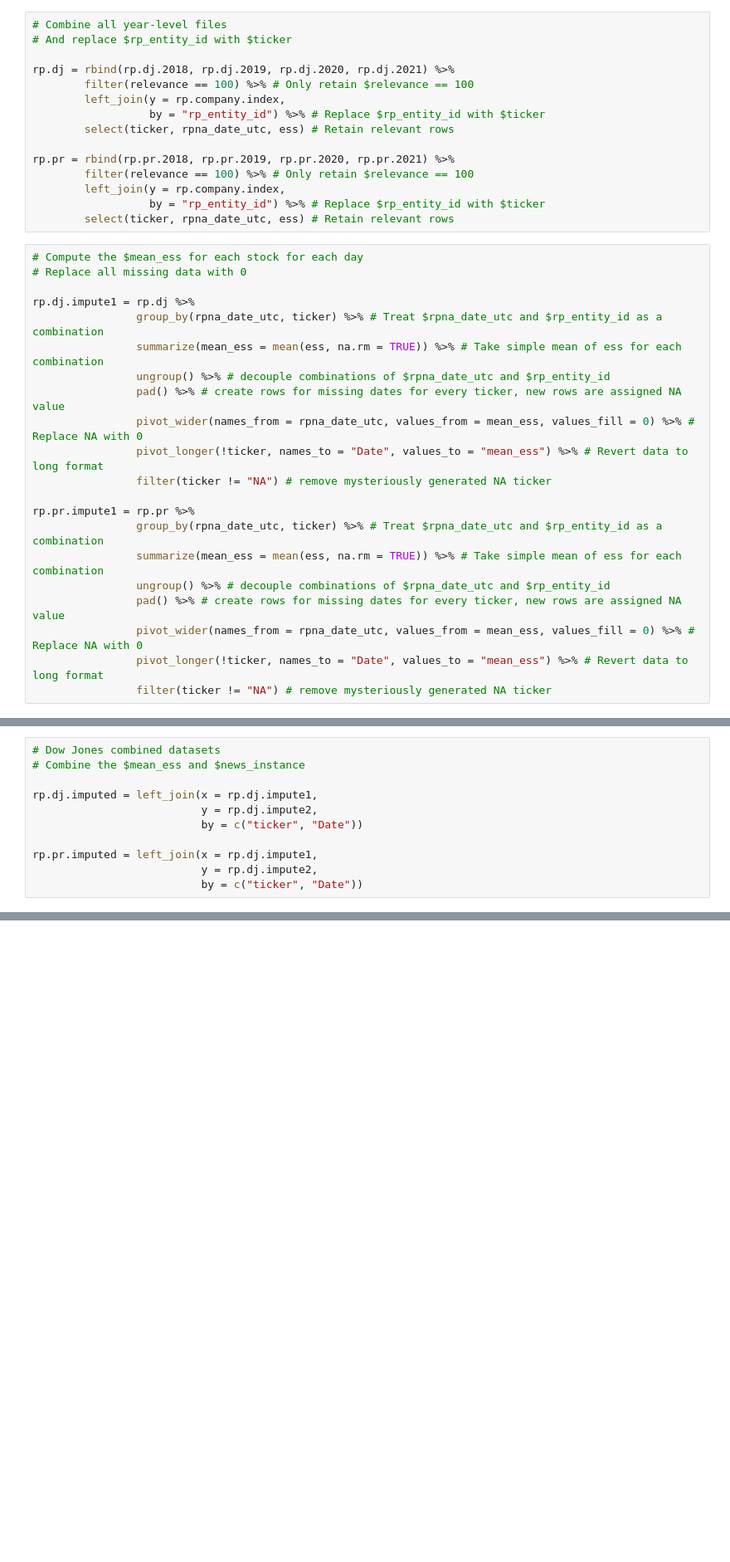
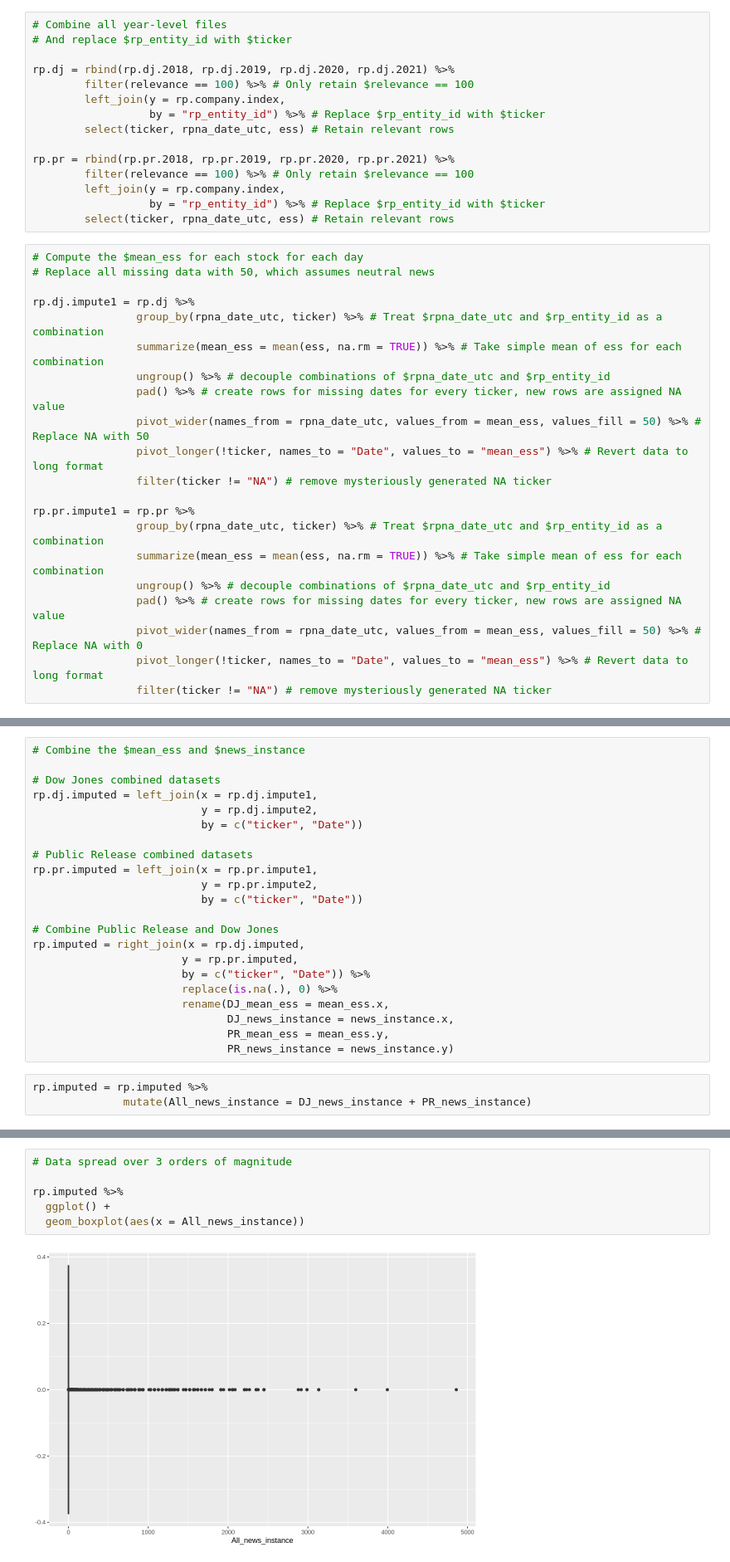
Before and after one commit to limshaocong/analyticsEdge, a Jupyter notebook: Data_Exploration.ipynb, the cells around one changed output, grey strips where cells are left out. Shown at 83% size. Saved outputs shown, nothing was run; the diff lists cells and outputs as text; blank space fills up the shorter version.

```diff
--- a/Data_Exploration.ipynb
+++ b/Data_Exploration.ipynb
@@ -355,14 +341,14 @@ rp.pr = rbind(rp.pr.2018, rp.pr.2019, rp.pr.2020, rp.pr.2021) %>%
         select(ticker, rpna_date_utc, ess) # Retain relevant rows
 # %%
 # Compute the $mean_ess for each stock for each day
-# Replace all missing data with 0
+# Replace all missing data with 50, which assumes neutral news
 
 rp.dj.impute1 = rp.dj %>%
                 group_by(rpna_date_utc, ticker) %>% # Treat $rpna_date_utc and $rp_entity_id as a combination
                 summarize(mean_ess = mean(ess, na.rm = TRUE)) %>% # Take simple mean of ess for each combination
                 ungroup() %>% # decouple combinations of $rpna_date_utc and $rp_entity_id
                 pad() %>% # create rows for missing dates for every ticker, new rows are assigned NA value
-                pivot_wider(names_from = rpna_date_utc, values_from = mean_ess, values_fill = 0) %>% # Replace NA with 0
+                pivot_wider(names_from = rpna_date_utc, values_from = mean_ess, values_fill = 50) %>% # Replace NA with 50
                 pivot_longer(!ticker, names_to = "Date", values_to = "mean_ess") %>% # Revert data to long format
                 filter(ticker != "NA") # remove mysteriously generated NA ticker
 
@@ -371,7 +357,7 @@ rp.pr.impute1 = rp.pr %>%
                 summarize(mean_ess = mean(ess, na.rm = TRUE)) %>% # Take simple mean of ess for each combination
                 ungroup() %>% # decouple combinations of $rpna_date_utc and $rp_entity_id
                 pad() %>% # create rows for missing dates for every ticker, new rows are assigned NA value
-                pivot_wider(names_from = rpna_date_utc, values_from = mean_ess, values_fill = 0) %>% # Replace NA with 0
+                pivot_wider(names_from = rpna_date_utc, values_from = mean_ess, values_fill = 50) %>% # Replace NA with 0
                 pivot_longer(!ticker, names_to = "Date", values_to = "mean_ess") %>% # Revert data to long format
                 filter(ticker != "NA") # remove mysteriously generated NA ticker
 # %% [output]
@@ -406,11 +400,25 @@ pad applied on the interval: day
 # %%
-# Dow Jones combined datasets
 # Combine the $mean_ess and $news_instance
 
+# Dow Jones combined datasets
 rp.dj.imputed = left_join(x = rp.dj.impute1,
                           y = rp.dj.impute2,
                           by = c("ticker", "Date"))
 
-rp.pr.imputed = left_join(x = rp.dj.impute1,
-                          y = rp.dj.impute2,
+# Public Release combined datasets
+rp.pr.imputed = left_join(x = rp.pr.impute1,
+                          y = rp.pr.impute2,
                           by = c("ticker", "Date"))
+
+# Combine Public Release and Dow Jones
+rp.imputed = right_join(x = rp.dj.imputed,
+                       y = rp.pr.imputed,
+                       by = c("ticker", "Date")) %>%
+                       replace(is.na(.), 0) %>%
+                       rename(DJ_mean_ess = mean_ess.x,
+                              DJ_news_instance = news_instance.x,
+                              PR_mean_ess = mean_ess.y,
+                              PR_news_instance = news_instance.y)
+# %%
+rp.imputed = rp.imputed %>%
+              mutate(All_news_instance = DJ_news_instance + PR_news_instance)
@@ -416,0 +447,8 @@ rp.pr.imputed = left_join(x = rp.dj.impute1,
+# %%
+# Data spread over 3 orders of magnitude
+
+rp.imputed %>%
+  ggplot() +
+  geom_boxplot(aes(x = All_news_instance))
+# %% [output]
+[figure, added]
```
Also changed, not shown: parts of 9 cells of this notebook.
